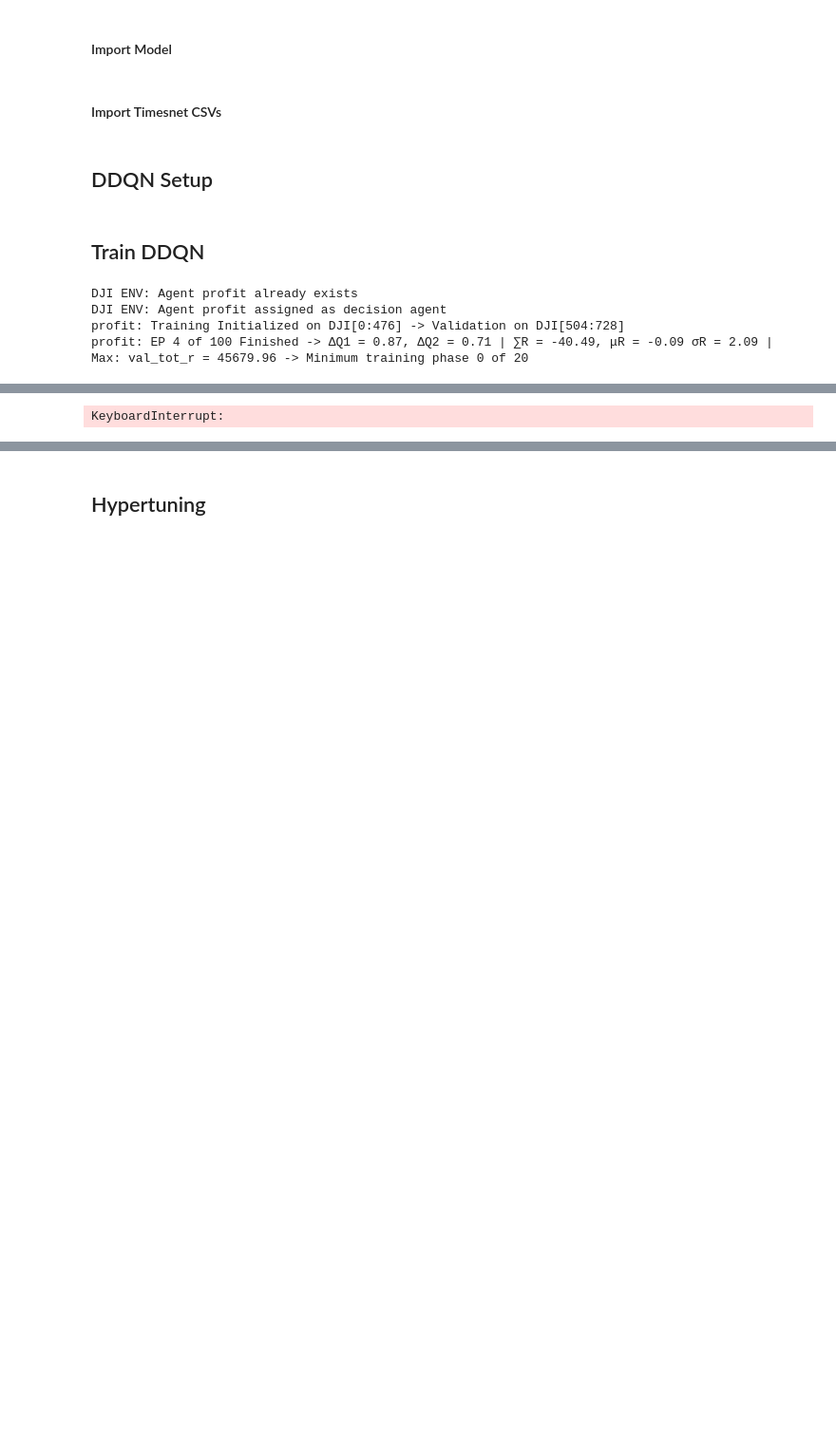
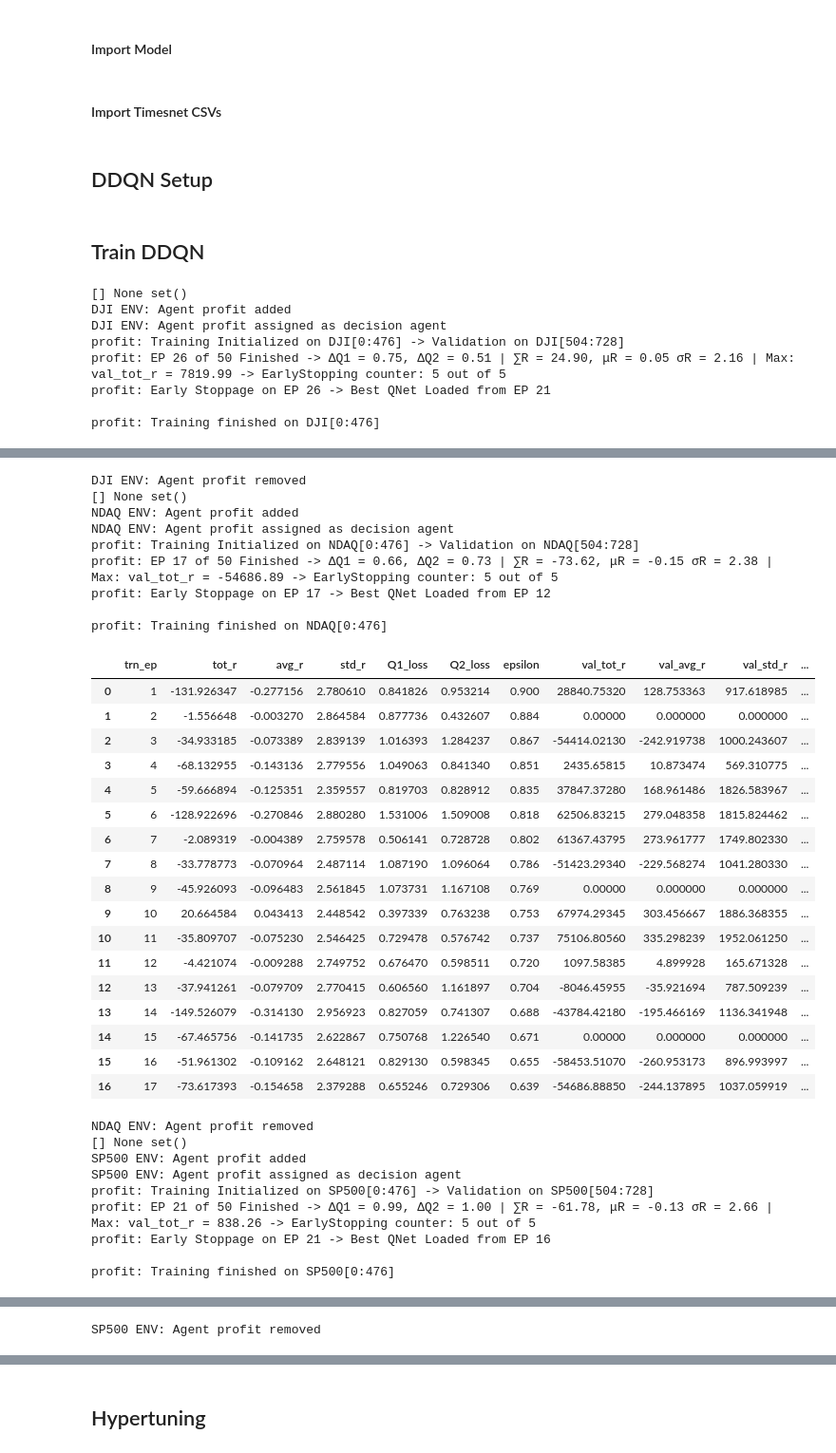
Before and after one commit to CodeBeckZero/MADDQN, a Jupyter notebook: single_agent_work_bench.ipynb, the cells around one changed output, grey strips where cells are left out. Shown at 95% size. Cells and saved outputs as stored; diff of their text form; code cells hidden in the pictures; blank space fills up the shorter version.

```diff
--- a/single_agent_work_bench.ipynb
+++ b/single_agent_work_bench.ipynb
@@ -138,7 +138,7 @@ stock_inputs ={'DJI':'^DJI_daily.csv',
                'PG': 'PG_daily.csv'}
 
 # Training Inputs
-trn_keys = ['DJI']#,'NDAQ','SP500']
+trn_keys = ['DJI','NDAQ','SP500']
 training_range = ('2007-01-01','2008-12-31')
 trn_dt_range = [datetime.strptime(dt_str, "%Y-%m-%d") for dt_str in training_range]
 
@@ -307,12 +307,13 @@ for key, rl_env in env.items():
 
     if key in trn_keys:
         timesnet.upload_csv(csv_path + stock_tn[key])
+        print(env[key].agent_sequence,env[key].DECISION_AGENT,env[key].agents)
         env[key].add_agent(best_ddqn_agent.get_name())
         env[key].set_decision_agent(best_ddqn_agent.get_name())
         best_ddqn_agent.set_environment(rl_env)
         best_ddqn_agent.train(start_idx = trn_idx[key][0],
                     end_idx=trn_idx[key][1],
-                    training_episodes= 100,
+                    training_episodes= 50,
                     epsilon_decya_func= linear_decay,
                     initial_epsilon= 0.9,
                     final_epsilon= 0.1,
@@ -322,10 +323,10 @@ for key, rl_env in env.items():
                     val_start_idx = val_idx[key][0],
                     val_end_idx = val_idx[key][1],
                     metric_func= metric_function,
-                    min_training_episodes = 20,
+                    min_training_episodes = 10,
                     early_stop = True,
                     stop_metric = 'val_tot_r',
-                    stop_patience = 7,
+                    stop_patience = 5,
                     stop_delta = 0.001)
 
         ## Export Training Session Data to CSV
@@ -334,7 +335,11 @@ for key, rl_env in env.items():
         display(ddqn_trn)
         env[key].remove_agent(best_ddqn_agent.get_name())
 # %% [output]
-DJI ENV: Agent profit already exists
+[] None set()
+DJI ENV: Agent profit added
 DJI ENV: Agent profit assigned as decision agent
 profit: Training Initialized on DJI[0:476] -> Validation on DJI[504:728]
-profit: EP 4 of 100 Finished -> ΔQ1 = 0.87, ΔQ2 = 0.71 | ∑R = -40.49, μR = -0.09 σR = 2.09 | Max: val_tot_r = 45679.96 -> Minimum training phase 0 of 20
+profit: EP 26 of 50 Finished -> ΔQ1 = 0.75, ΔQ2 = 0.51 | ∑R = 24.90, μR = 0.05 σR = 2.16 | Max: val_tot_r = 7819.99 -> EarlyStopping counter: 5 out of 5
+profit: Early Stoppage on EP 26 -> Best QNet Loaded from EP 21
+
+profit: Training finished on DJI[0:476]
@@ -341 +363,36 @@ profit: EP 4 of 100 Finished -> ΔQ1 = 0.87, ΔQ2 = 0.71 | ∑R = -40.49, μR =
-KeyboardInterrupt:
+DJI ENV: Agent profit removed
+[] None set()
+NDAQ ENV: Agent profit added
+NDAQ ENV: Agent profit assigned as decision agent
+profit: Training Initialized on NDAQ[0:476] -> Validation on NDAQ[504:728]
+profit: EP 17 of 50 Finished -> ΔQ1 = 0.66, ΔQ2 = 0.73 | ∑R = -73.62, μR = -0.15 σR = 2.38 | Max: val_tot_r = -54686.89 -> EarlyStopping counter: 5 out of 5
+profit: Early Stoppage on EP 17 -> Best QNet Loaded from EP 12
+
+profit: Training finished on NDAQ[0:476]
+|  | trn_ep | tot_r | avg_r | std_r | Q1_loss | Q2_loss | epsilon | val_tot_r | val_avg_r | val_std_r | ... |
+| 0 | 1 | -131.926347 | -0.277156 | 2.780610 | 0.841826 | 0.953214 | 0.900 | 28840.75320 | 128.753363 | 917.618985 | ... |
+| 1 | 2 | -1.556648 | -0.003270 | 2.864584 | 0.877736 | 0.432607 | 0.884 | 0.00000 | 0.000000 | 0.000000 | ... |
+| 2 | 3 | -34.933185 | -0.073389 | 2.839139 | 1.016393 | 1.284237 | 0.867 | -54414.02130 | -242.919738 | 1000.243607 | ... |
+| 3 | 4 | -68.132955 | -0.143136 | 2.779556 | 1.049063 | 0.841340 | 0.851 | 2435.65815 | 10.873474 | 569.310775 | ... |
+| 4 | 5 | -59.666894 | -0.125351 | 2.359557 | 0.819703 | 0.828912 | 0.835 | 37847.37280 | 168.961486 | 1826.583967 | ... |
+| 5 | 6 | -128.922696 | -0.270846 | 2.880280 | 1.531006 | 1.509008 | 0.818 | 62506.83215 | 279.048358 | 1815.824462 | ... |
+| 6 | 7 | -2.089319 | -0.004389 | 2.759578 | 0.506141 | 0.728728 | 0.802 | 61367.43795 | 273.961777 | 1749.802330 | ... |
+| 7 | 8 | -33.778773 | -0.070964 | 2.487114 | 1.087190 | 1.096064 | 0.786 | -51423.29340 | -229.568274 | 1041.280330 | ... |
+| 8 | 9 | -45.926093 | -0.096483 | 2.561845 | 1.073731 | 1.167108 | 0.769 | 0.00000 | 0.000000 | 0.000000 | ... |
+| 9 | 10 | 20.664584 | 0.043413 | 2.448542 | 0.397339 | 0.763238 | 0.753 | 67974.29345 | 303.456667 | 1886.368355 | ... |
+| 10 | 11 | -35.809707 | -0.075230 | 2.546425 | 0.729478 | 0.576742 | 0.737 | 75106.80560 | 335.298239 | 1952.061250 | ... |
+| 11 | 12 | -4.421074 | -0.009288 | 2.749752 | 0.676470 | 0.598511 | 0.720 | 1097.58385 | 4.899928 | 165.671328 | ... |
+| 12 | 13 | -37.941261 | -0.079709 | 2.770415 | 0.606560 | 1.161897 | 0.704 | -8046.45955 | -35.921694 | 787.509239 | ... |
+| 13 | 14 | -149.526079 | -0.314130 | 2.956923 | 0.827059 | 0.741307 | 0.688 | -43784.42180 | -195.466169 | 1136.341948 | ... |
+| 14 | 15 | -67.465756 | -0.141735 | 2.622867 | 0.750768 | 1.226540 | 0.671 | 0.00000 | 0.000000 | 0.000000 | ... |
+| 15 | 16 | -51.961302 | -0.109162 | 2.648121 | 0.829130 | 0.598345 | 0.655 | -58453.51070 | -260.953173 | 896.993997 | ... |
+| 16 | 17 | -73.617393 | -0.154658 | 2.379288 | 0.655246 | 0.729306 | 0.639 | -54686.88850 | -244.137895 | 1037.059919 | ... |
+NDAQ ENV: Agent profit removed
+[] None set()
+SP500 ENV: Agent profit added
+SP500 ENV: Agent profit assigned as decision agent
+profit: Training Initialized on SP500[0:476] -> Validation on SP500[504:728]
+profit: EP 21 of 50 Finished -> ΔQ1 = 0.99, ΔQ2 = 1.00 | ∑R = -61.78, μR = -0.13 σR = 2.66 | Max: val_tot_r = 838.26 -> EarlyStopping counter: 5 out of 5
+profit: Early Stoppage on EP 21 -> Best QNet Loaded from EP 16
+
+profit: Training finished on SP500[0:476]
@@ -341,0 +416 @@ KeyboardInterrupt:
+SP500 ENV: Agent profit removed
```
Also changed, not shown: parts of 6 cells of this notebook, 2 other files.
